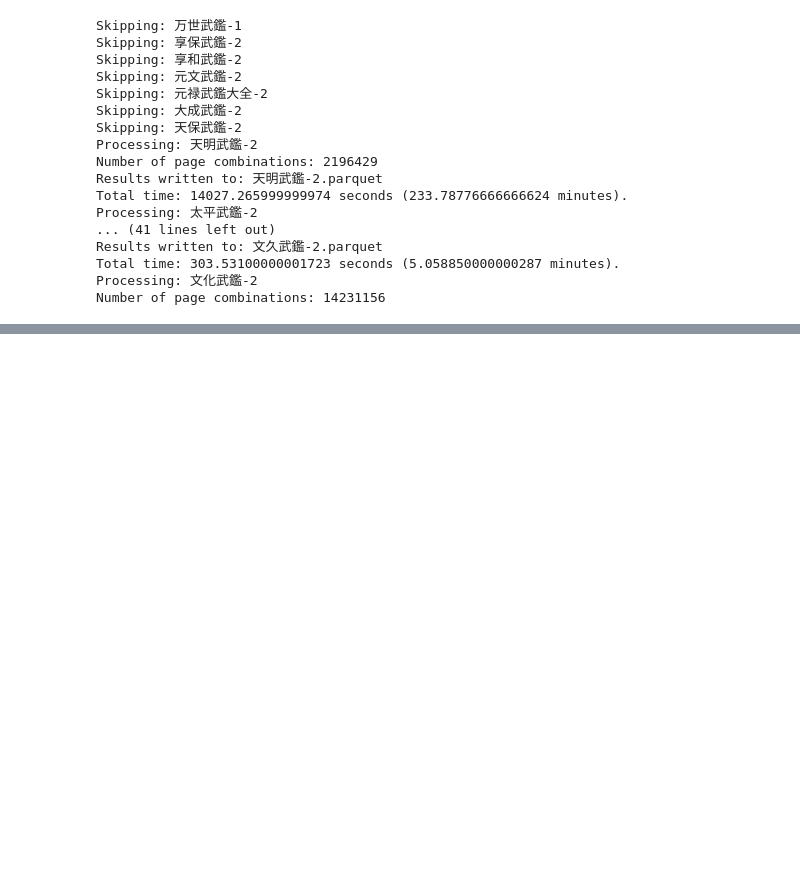
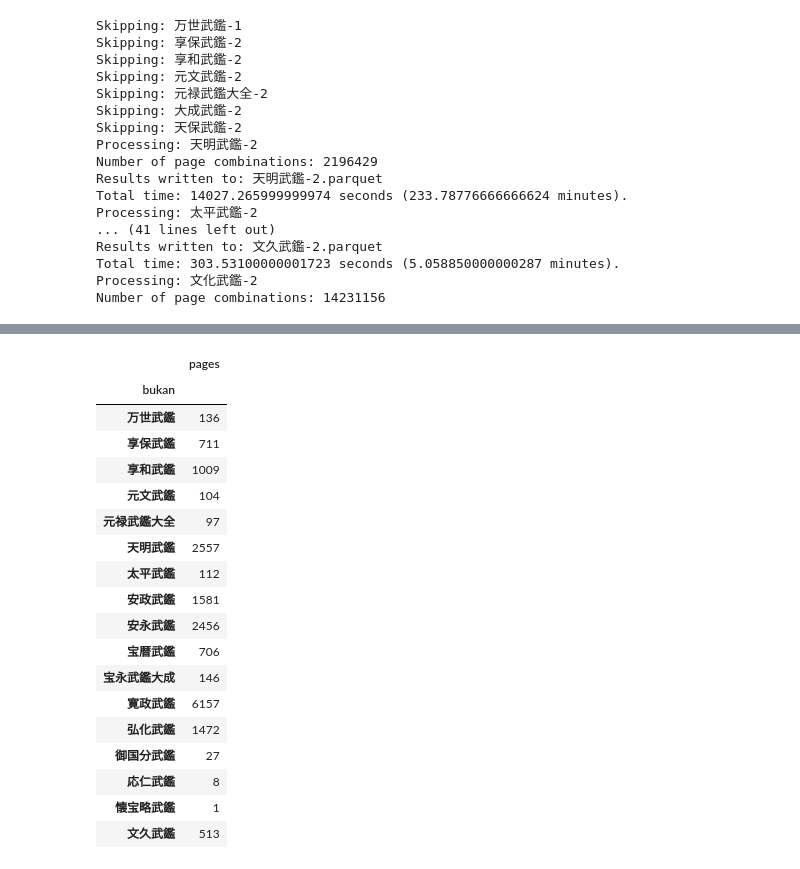
Before and after one commit to leyhline/bukan-collection, a Jupyter notebook: 06-whole-dataset.ipynb, the cells around one changed output, grey strips where cells are left out. Saved outputs shown, nothing was run; the diff lists cells and outputs as text; code cells hidden in the pictures; blank space fills up the shorter version.

```diff
--- a/06-whole-dataset.ipynb
+++ b/06-whole-dataset.ipynb
@@ -321,0 +333,23 @@ relevant_matches_df
+# %%
+bukan_matching_pages = bukan_nr_matches.groupby("bukan").count().rename("pages")
+bukan_matching_pages.to_frame()
+# %% [output]
+|  | pages |
+| bukan |  |
+| 万世武鑑 | 136 |
+| 享保武鑑 | 711 |
+| 享和武鑑 | 1009 |
+| 元文武鑑 | 104 |
+| 元禄武鑑大全 | 97 |
+| 天明武鑑 | 2557 |
+| 太平武鑑 | 112 |
+| 安政武鑑 | 1581 |
+| 安永武鑑 | 2456 |
+| 宝暦武鑑 | 706 |
+| 宝永武鑑大成 | 146 |
+| 寛政武鑑 | 6157 |
+| 弘化武鑑 | 1472 |
+| 御国分武鑑 | 27 |
+| 応仁武鑑 | 8 |
+| 懐宝略武鑑 | 1 |
+| 文久武鑑 | 513 |
```
Also changed, not shown: parts of 26 cells of this notebook.
